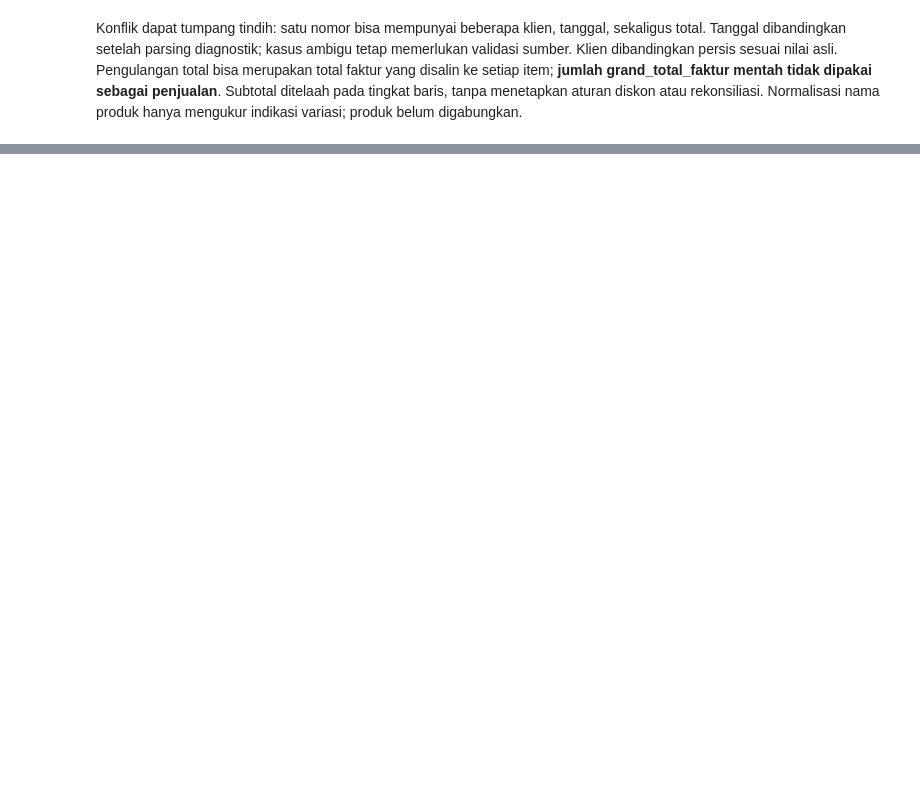
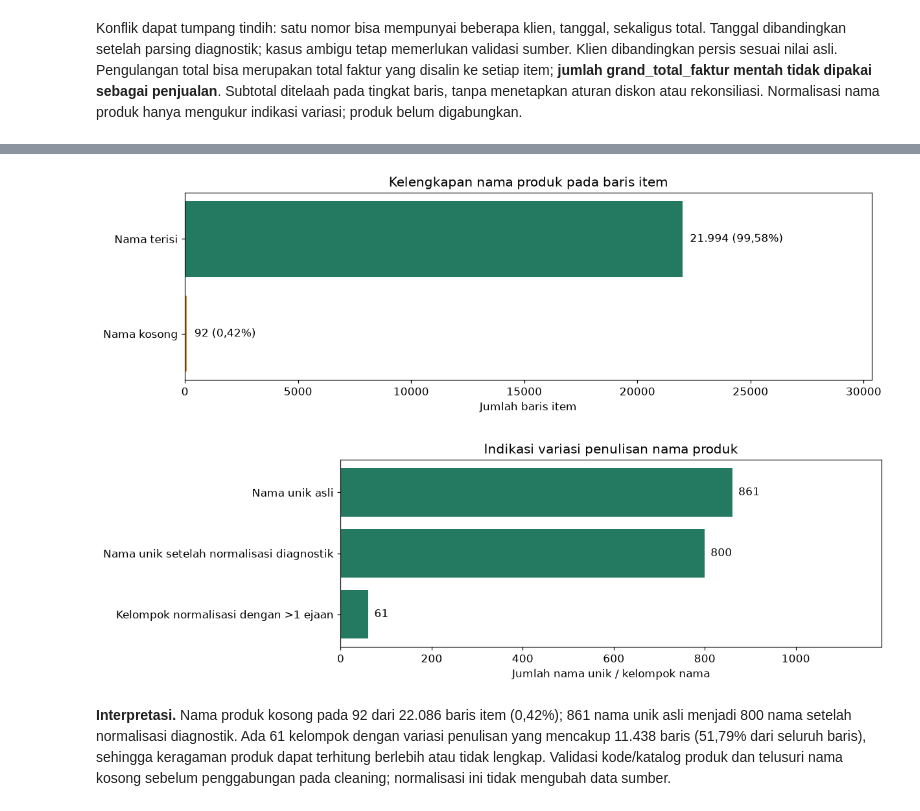
Before and after one commit to yafirafsanjani/zahir-customer-segmentation, a Jupyter notebook: segmentasi_pelanggan_zahir.ipynb, the cells around one changed output, grey strips where cells are left out. Cells and saved outputs as stored; diff of their text form; code cells hidden in the pictures; blank space fills up the shorter version.

```diff
--- a/segmentasi_pelanggan_zahir.ipynb
+++ b/segmentasi_pelanggan_zahir.ipynb
@@ -166,0 +310,8 @@ Tabel berikut dihitung dari workbook saat notebook dijalankan. Unit kasus dinyat
+# %%
+bars(pd.Series({'Nama terisi':int((~product_blank).sum()),'Nama kosong':int(product_blank.sum())}), 'Kelengkapan nama produk pada baris item', 'Jumlah baris item', N, [GOOD,EMPTY])
+bars(pd.Series({'Nama unik asli': products.nunique(),'Nama unik setelah normalisasi diagnostik':product_norm.nunique(),'Kelompok normalisasi dengan >1 ejaan':variant_groups}), 'Indikasi variasi penulisan nama produk', 'Jumlah nama unik / kelompok nama', color=GOOD)
+note(f"**Interpretasi.** Nama produk kosong pada {angka(product_blank.sum())} dari {angka(N)} baris item ({pct(product_blank.sum())}); {angka(products.nunique())} nama unik asli menjadi {angka(product_norm.nunique())} nama setelah normalisasi diagnostik. Ada {angka(variant_groups)} kelompok dengan variasi penulisan yang mencakup {angka(variant_rows)} baris ({pct(variant_rows)} dari seluruh baris), sehingga keragaman produk dapat terhitung berlebih atau tidak lengkap. Validasi kode/katalog produk dan telusuri nama kosong sebelum penggabungan pada cleaning; normalisasi ini tidak mengubah data sumber.")
+# %% [output]
+[figure, added]
+[figure, added]
+**Interpretasi.** Nama produk kosong pada 92 dari 22.086 baris item (0,42%); 861 nama unik asli menjadi 800 nama setelah normalisasi diagnostik. Ada 61 kelompok dengan variasi penulisan yang mencakup 11.438 baris (51,79% dari seluruh baris), sehingga keragaman produk dapat terhitung berlebih atau tidak lengkap. Validasi kode/katalog produk dan telusuri nama kosong sebelum penggabungan pada cleaning; normalisasi ini tidak mengubah data sumber.
```
Also changed, not shown: parts of 46 cells of this notebook.
